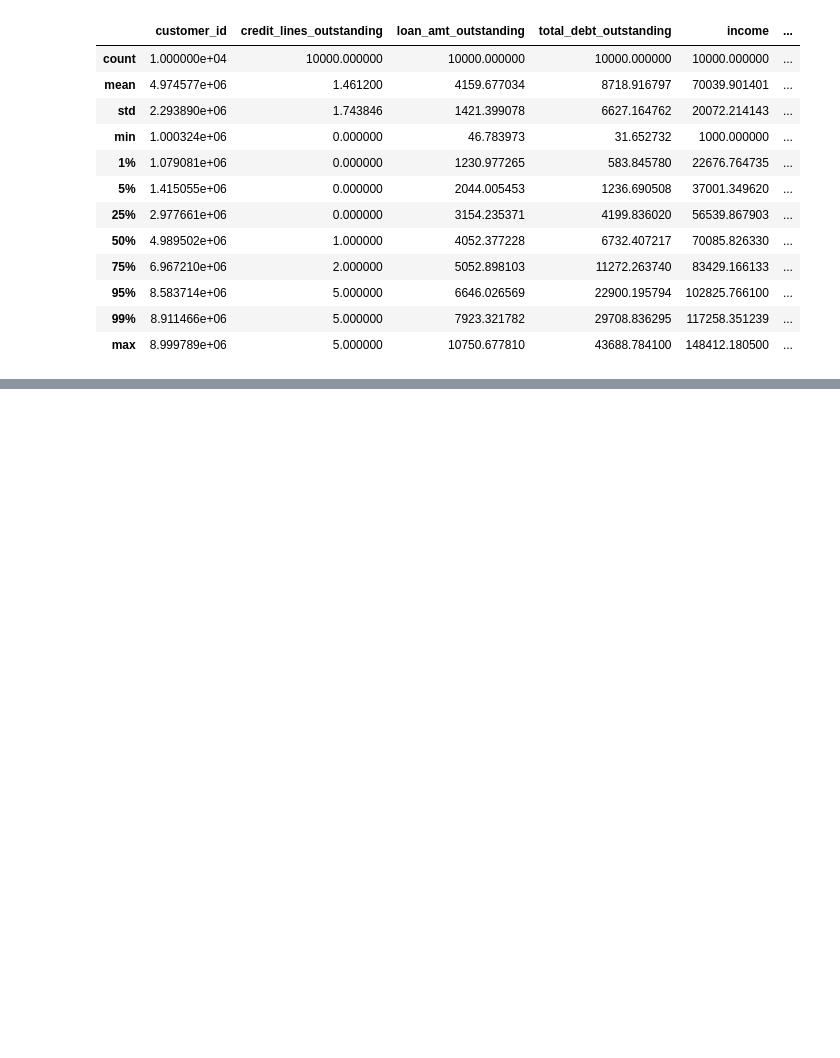
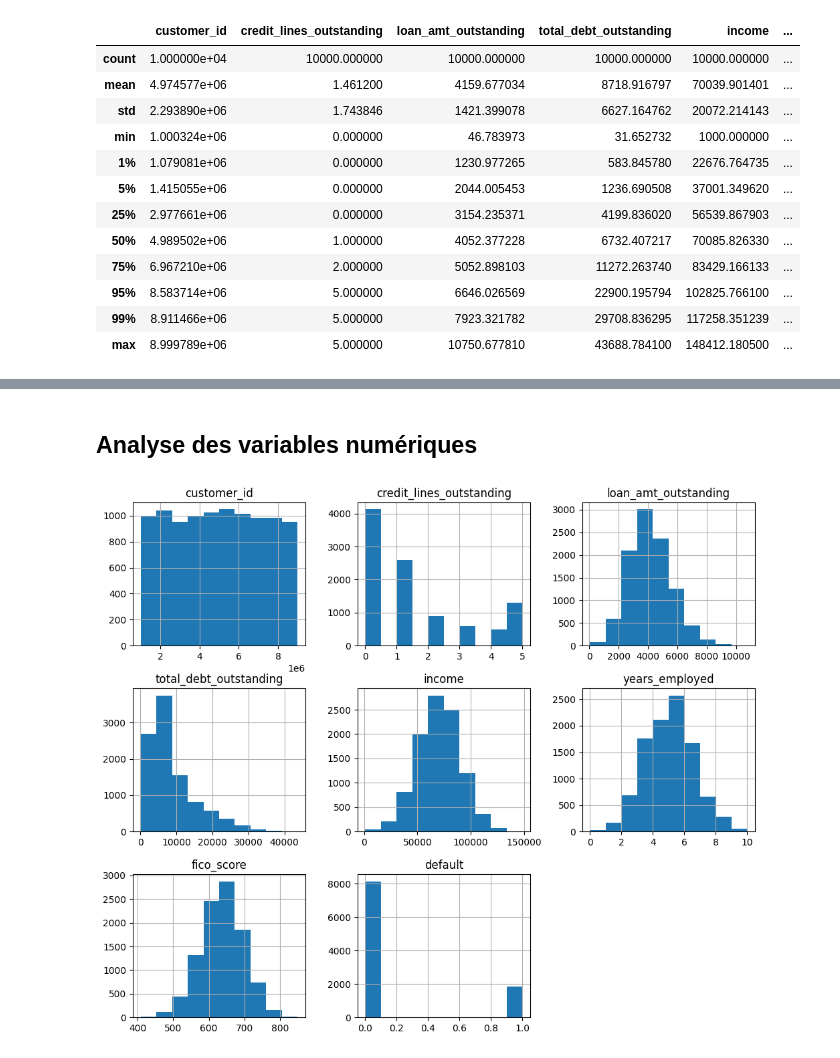
Before and after one commit to alexsobrino9789/Projet-MLops, a Jupyter notebook: Notebook/eda.ipynb, the cells around one changed output, grey strips where cells are left out. Drawn from its saved outputs; the diff is of its cells as text; code cells hidden in the pictures; blank space fills up the shorter version.

```diff
--- a/Notebook/eda.ipynb
+++ b/Notebook/eda.ipynb
@@ -97,0 +114,8 @@ KeyboardInterrupt:
+# %% [markdown]
+## Analyse des variables numériques
+# %%
+# Distibution des variables
+df.hist(figsize=(12,10))
+plt.show()
+# %% [output]
+[figure, added]
```
Also changed, not shown: parts of 34 cells of this notebook, 1 other file.
